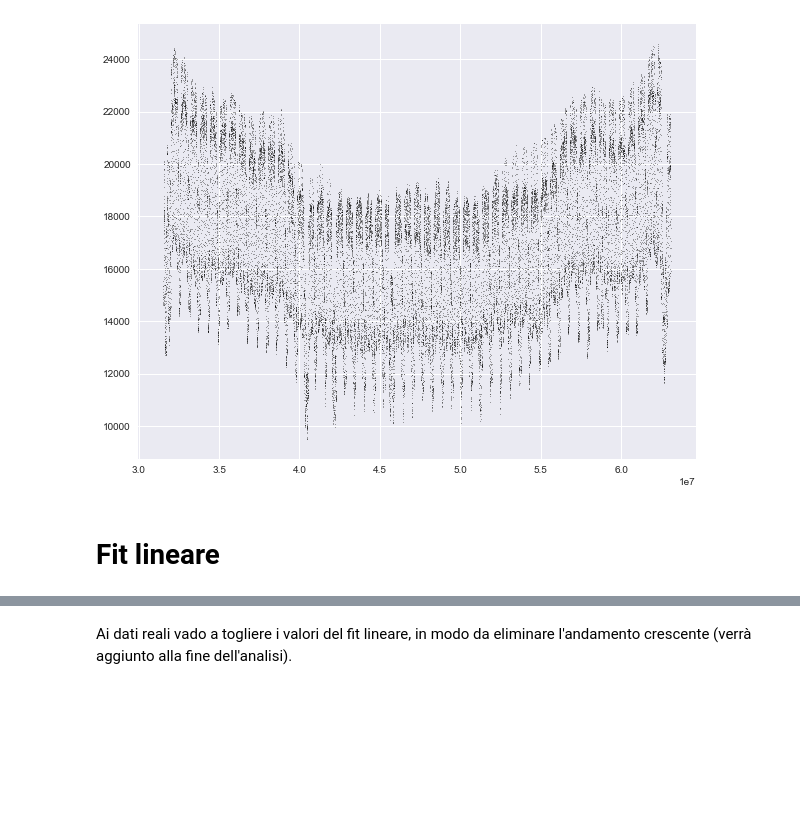
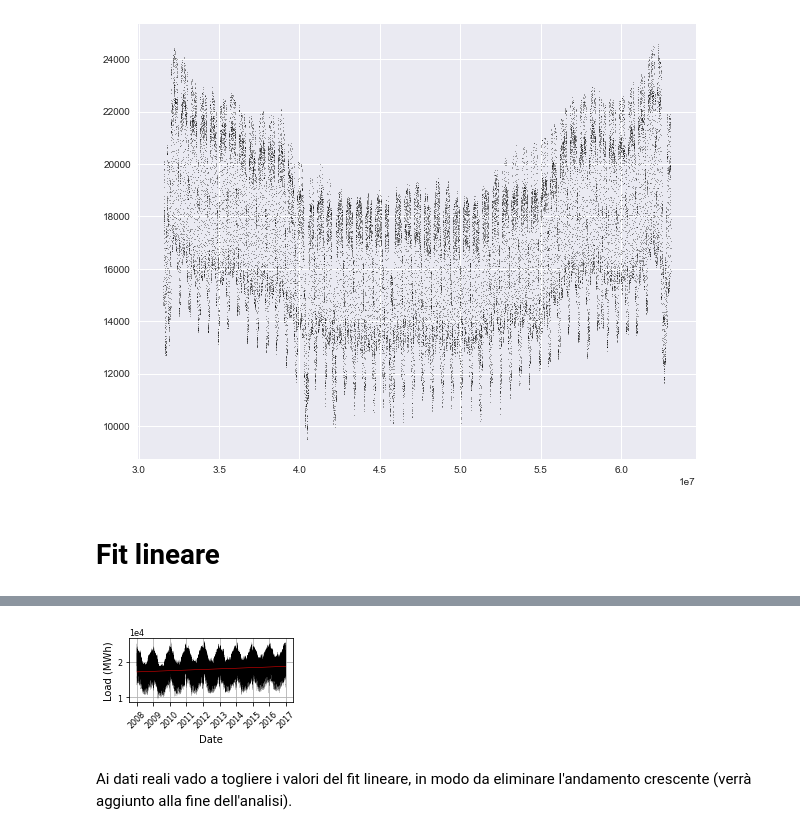
Before and after one commit to Nuelam9/Report-2, a Jupyter notebook: Codice.ipynb, the cells around one changed output, grey strips where cells are left out. Cells and saved outputs as stored; diff of their text form; code cells hidden in the pictures; blank space fills up the shorter version.

```diff
--- a/Codice.ipynb
+++ b/Codice.ipynb
@@ -132,3 +142,16 @@ plt.plot(Electric.Seconds, lin_load, c='r', label='Mean Value');
+# %%
+plt.plot(Electric.Date, Electric.Load, 'k', lw=0.1, label='Load')
+plt.plot(Electric.Date, lin_load, c='r', lw=0.5, label='Mean Value')
+plt.xlabel('Date')
+plt.ylabel('Load (MWh)')
+plt.grid()
+plt.xticks(rotation=45)
+
+plt.ticklabel_format(axis="y", style="sci", scilimits=(0,0))
+plt.tight_layout()
+#plt.savefig('./Images/linear_trend', dpi=800)
+# %% [output]
+[figure, added]
 # %% [markdown]
 Ai dati reali vado a togliere i valori del fit lineare, in modo da eliminare l'andamento crescente (verrà aggiunto alla fine dell'analisi).
 # %%
```
Also changed, not shown: parts of 5 cells of this notebook.
